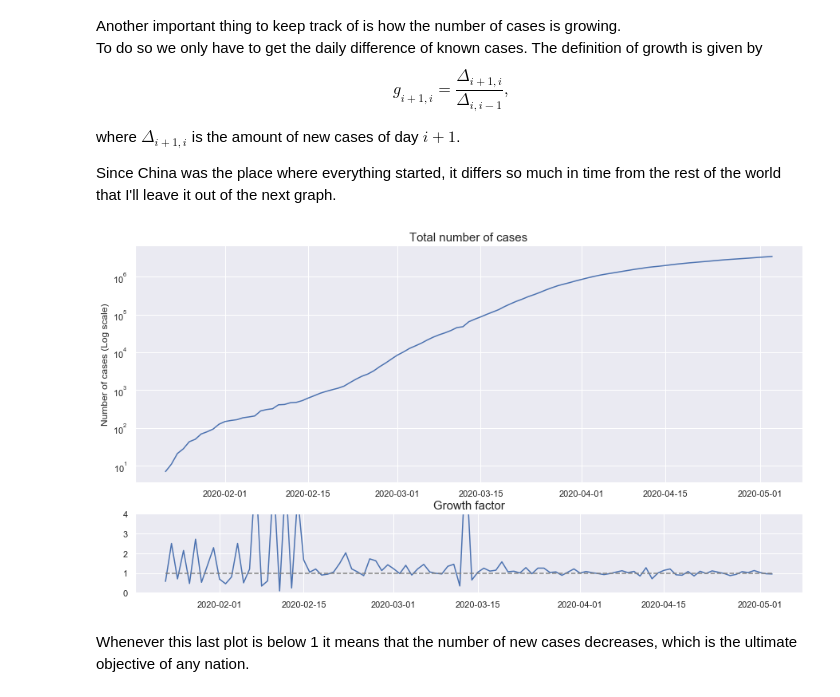
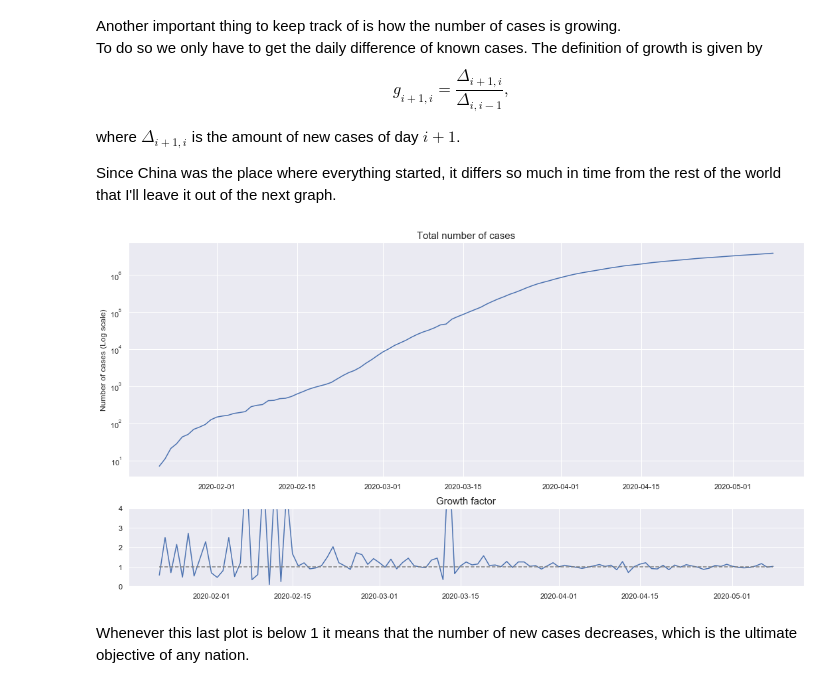
Before and after one commit to cuspime/Projects, a Jupyter notebook: COVID-19.ipynb, the cells around one changed output. Saved outputs shown, nothing was run; the diff lists cells and outputs as text; code cells hidden in the pictures.

```diff
--- a/COVID-19.ipynb
+++ b/COVID-19.ipynb
@@ -168,33 +173,34 @@ Since China was the place where everything started, it differs so much in time f
 # %%
 outchina = df[df.countryregion!='China']
 
 # plt.plot(outchina.sum()[3:].tolist() )
 # plt.yscale('log')
 
 fig, ax = plt.subplots(2,1,figsize=(15,8), gridspec_kw={'height_ratios': [3, 1]})
 
 prev = 0
 l=[]
 for i in outchina.sum()[3:].tolist():
     l.append(i-prev)
     prev=i
 
 growth_dates = pd.to_datetime(outchina.columns[4:]);
 growth=[]
 
 ax[0].plot( pd.to_datetime(outchina.columns[3:]), outchina.sum()[3:] );
 ax[0].set_yscale('log')
 ax[0].set_title('Total number of cases', size=15)
 ax[0].set_ylabel('Number of cases (Log scale)');
 
 for i in range(len(l[:-1])):
     growth.append( l[i+1]/l[i] )
 ax[1].plot(growth_dates, growth);
 ax[1].set_title('Growth factor', size=15)
 ax[1].plot([growth_dates[0], growth_dates[-1] ],[1, 1],  color='grey', linestyle='--')
 ax[1].set_ylim(ymax = 4, ymin =0);
+plt.tight_layout()
 # %% [output]
-[figure, old version]
+[figure, new version]
 # %% [markdown]
 Whenever this last plot is below 1 it means that the number of new cases decreases, which is the ultimate objective of any nation.
 # %% [markdown]
```
Also changed, not shown: parts of 13 cells of this notebook.
